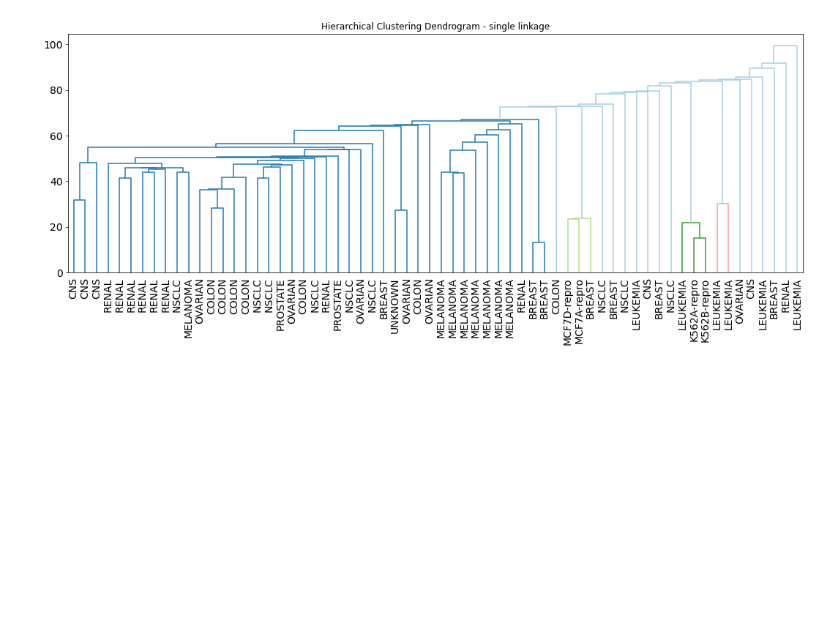
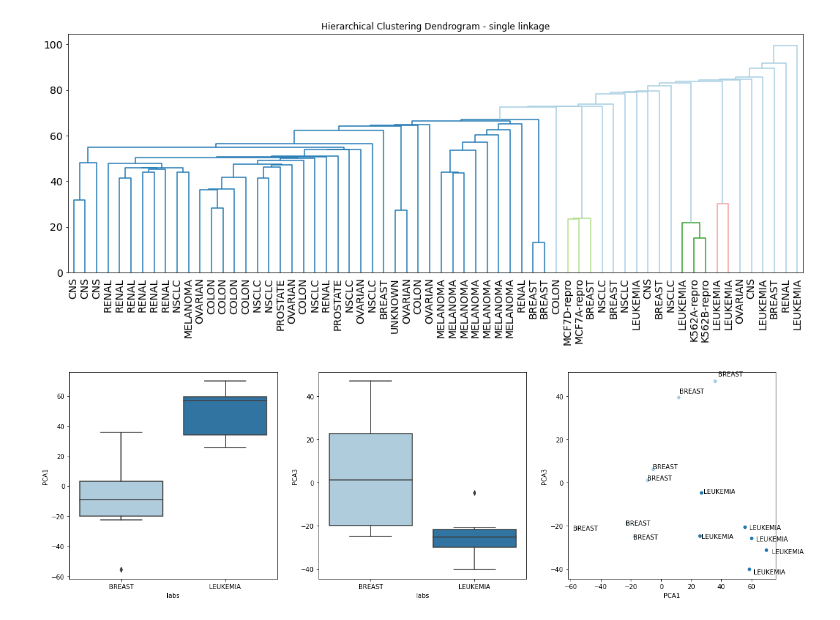
Before and after one commit to guyrux/ISL, a Jupyter notebook: ch10_unsupervised_learning/ch10_01_exercicios.ipynb, the cells around one changed output. Saved outputs shown, nothing was run; the diff lists cells and outputs as text; code cells hidden in the pictures; blank space fills up the shorter version.

```diff
--- a/ch10_unsupervised_learning/ch10_01_exercicios.ipynb
+++ b/ch10_unsupervised_learning/ch10_01_exercicios.ipynb
@@ -302,3 +303,28 @@ for linkage_type in list_linkage:
 [figure]
 [figure]
 [figure]
+# %%
+df_scaled_pca_test = df_scaled_pca.loc[(df_scaled_pca['labs'].str.contains('BREAST') | df_scaled_pca['labs'].str.contains('LEUKEMIA')),["PCA1", "PCA3", "labs"]]
+
+sns.set_palette(set_palette)
+sns.axes_style(axes_style)
+
+fig, axs = plt.subplots(ncols=3, figsize=(20,6))
+
+for i, feature in enumerate(df_scaled_pca_test[["PCA1", "PCA3"]]):
+    plt.subplots_adjust(wspace = .2)
+    ax = sns.boxplot(x="labs", y=feature, data=df_scaled_pca_test, ax=axs[i])
+    plt
+
+# ax = sns.boxplot(x="labs", y=feature, data=df_scaled_pca_test, ax=axs[i+1])
+ax = sns.scatterplot(x="PCA1", y="PCA3", hue="labs", data=df_scaled_pca_test, ax=axs[i+1])
+
+def label_point(x, y, val, ax):
+    a = pd.concat({'x': x, 'y': y, 'val': val}, axis=1)
+    for i, point in a.iterrows():
+        ax.text(point['x']*1.05, point['y']*1.05, str(point['val']))
+
+label_point(x=df_scaled_pca_test["PCA1"], y=df_scaled_pca_test["PCA3"], val=df_scaled_pca_test["labs"], ax=plt.gca())
+plt.legend([],[], frameon=False);
+# %% [output]
+[figure, added]
```
Also changed, not shown: parts of 4 cells of this notebook, 9 other files.
